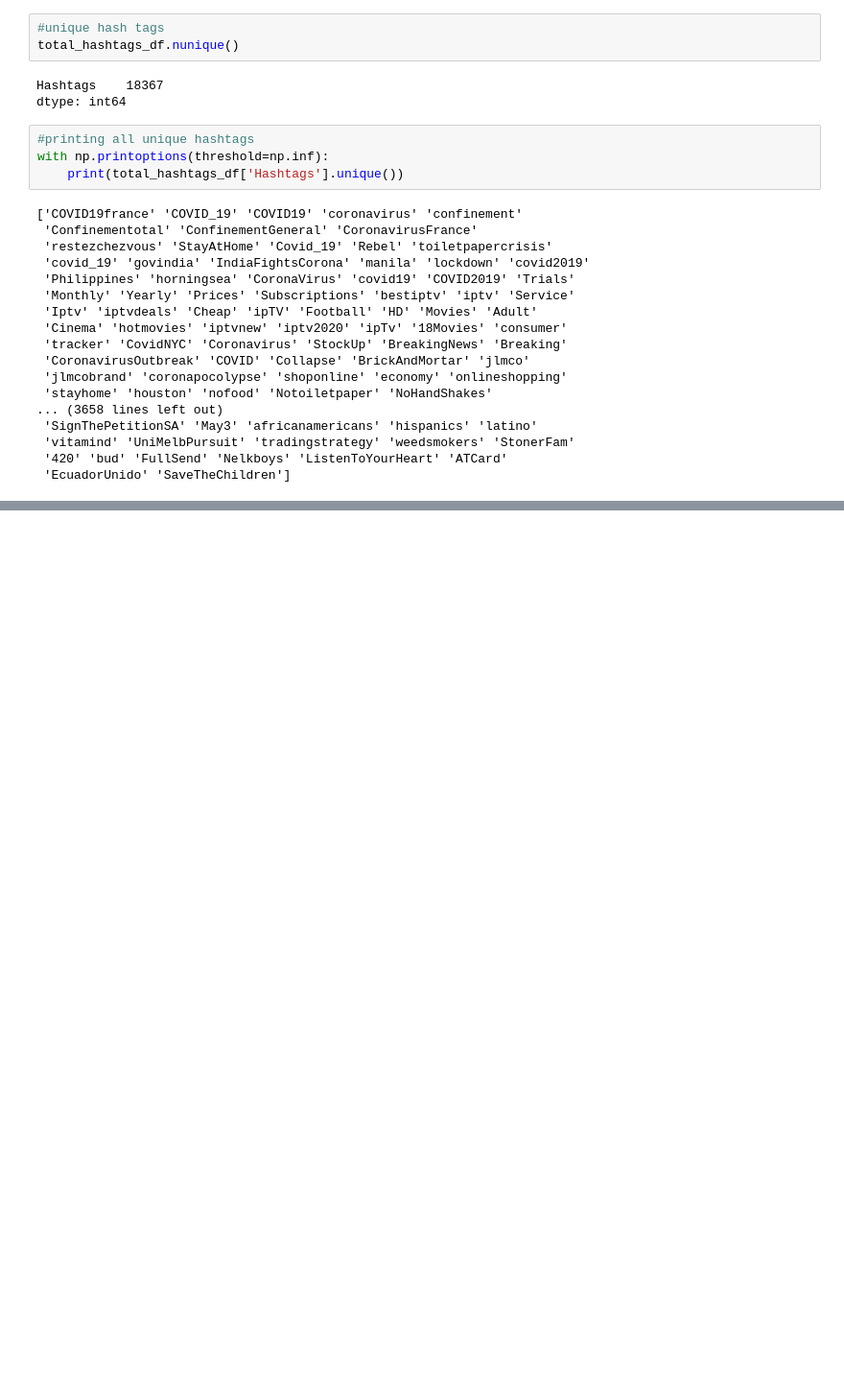
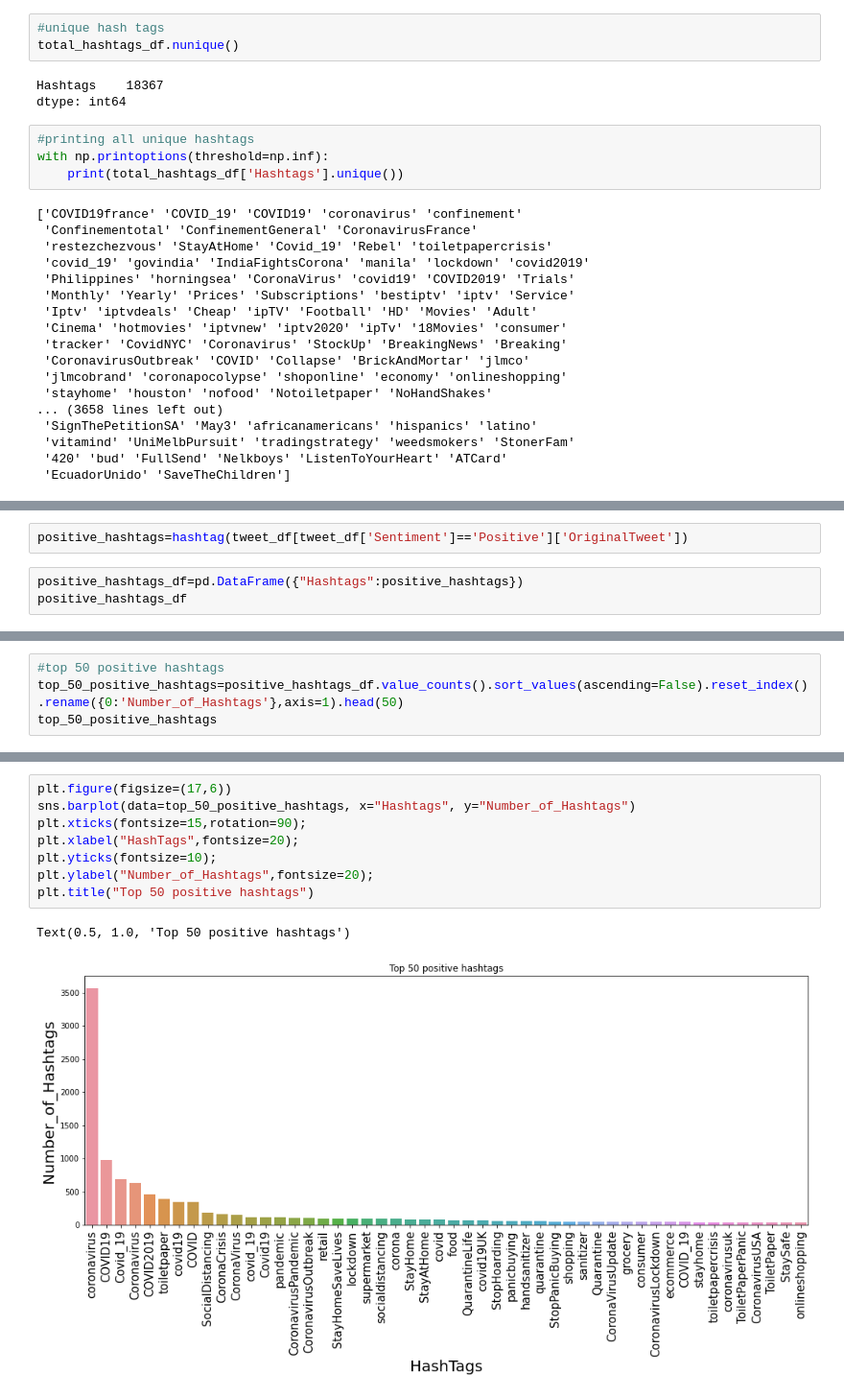
Before and after one commit to mukteshsingh95/Coronavirus-Tweet-Sentiment, a Jupyter notebook: Coronavirus_Tweet_Sentiment.ipynb, the cells around one changed output, grey strips where cells are left out. Shown at 96% size. Cells and saved outputs as stored; diff of their text form; blank space fills up the shorter version.

```diff
--- a/Coronavirus_Tweet_Sentiment.ipynb
+++ b/Coronavirus_Tweet_Sentiment.ipynb
@@ -400,0 +440,5 @@ with np.printoptions(threshold=np.inf):
+# %%
+positive_hashtags=hashtag(tweet_df[tweet_df['Sentiment']=='Positive']['OriginalTweet'])
+# %%
+positive_hashtags_df=pd.DataFrame({"Hashtags":positive_hashtags})
+positive_hashtags_df
@@ -400,0 +492,4 @@ with np.printoptions(threshold=np.inf):
+# %%
+#top 50 positive hashtags
+top_50_positive_hashtags=positive_hashtags_df.value_counts().sort_values(ascending=False).reset_index().rename({0:'Number_of_Hashtags'},axis=1).head(50)
+top_50_positive_hashtags
@@ -400,0 +514,11 @@ with np.printoptions(threshold=np.inf):
+# %%
+plt.figure(figsize=(17,6))
+sns.barplot(data=top_50_positive_hashtags, x="Hashtags", y="Number_of_Hashtags")
+plt.xticks(fontsize=15,rotation=90);
+plt.xlabel("HashTags",fontsize=20);
+plt.yticks(fontsize=10);
+plt.ylabel("Number_of_Hashtags",fontsize=20);
+plt.title("Top 50 positive hashtags")
+# %% [output]
+Text(0.5, 1.0, 'Top 50 positive hashtags')
+[figure, added]
```
Also changed, not shown: parts of 41 cells of this notebook.
